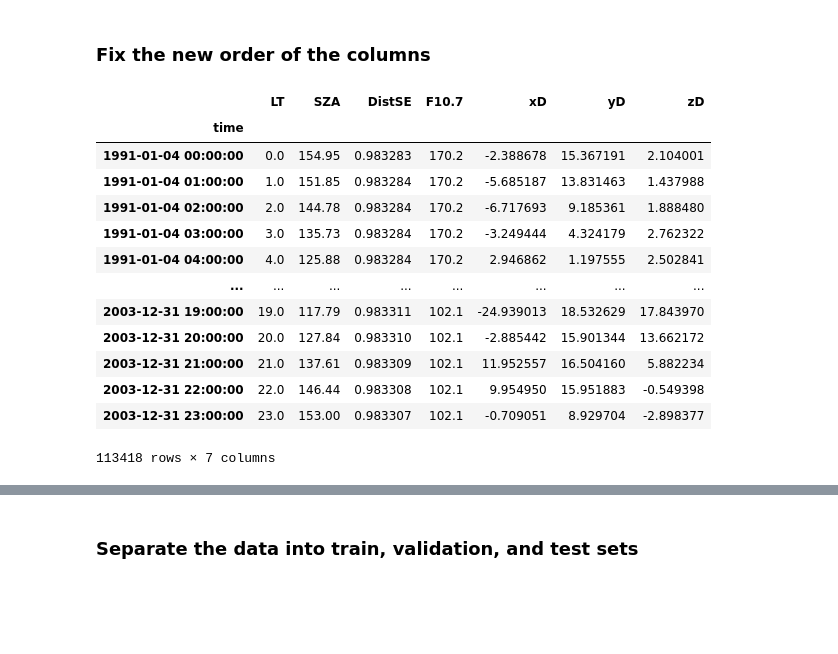
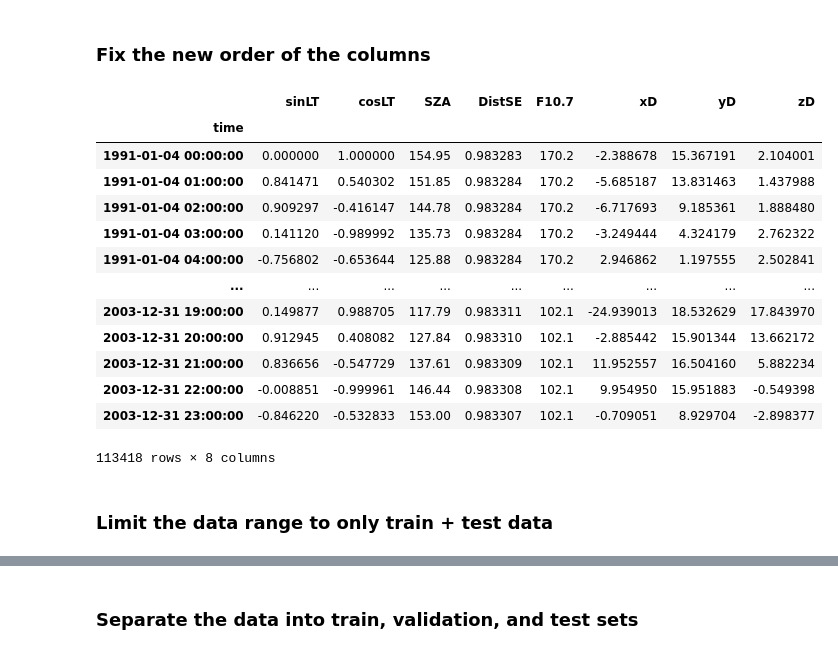
Before and after one commit to rungk-om/DailyGeomBaseline-LSTM-NN, a Jupyter notebook: DailyQuietVariation_LSTM_Initial.ipynb, the cells around one changed output, grey strips where cells are left out. Drawn from its saved outputs; the diff is of its cells as text; code cells hidden in the pictures; blank space fills up the shorter version.

```diff
--- a/DailyQuietVariation_LSTM_Initial.ipynb
+++ b/DailyQuietVariation_LSTM_Initial.ipynb
@@ -204,5 +204,9 @@ df = df.set_index(['time'])
 df = df.dropna()
 df = df[t1:t2]
 
+## create sin(LT) and cos(LT ##
+df['sinLT'] = pd.DataFrame(np.sin(df['LT']))
+df['cosLT'] = pd.DataFrame(np.cos(df['LT']))
+
 df
 # %% [output]
@@ -283,21 +272,23 @@ df
 # %% [markdown]
 ### Fix the new order of the columns
 # %%
-new_column_order = ['LT','SZA','DistSE','F10.7','xD','yD','zD']
+new_column_order = ['sinLT','cosLT','SZA','DistSE','F10.7','xD','yD','zD']
 df = df[new_column_order]
 df
 # %% [output]
-|  | LT | SZA | DistSE | F10.7 | xD | yD | zD |
-| time |  |  |  |  |  |  |  |
-| 1991-01-04 00:00:00 | 0.0 | 154.95 | 0.983283 | 170.2 | -2.388678 | 15.367191 | 2.104001 |
-| 1991-01-04 01:00:00 | 1.0 | 151.85 | 0.983284 | 170.2 | -5.685187 | 13.831463 | 1.437988 |
-| 1991-01-04 02:00:00 | 2.0 | 144.78 | 0.983284 | 170.2 | -6.717693 | 9.185361 | 1.888480 |
-| 1991-01-04 03:00:00 | 3.0 | 135.73 | 0.983284 | 170.2 | -3.249444 | 4.324179 | 2.762322 |
-| 1991-01-04 04:00:00 | 4.0 | 125.88 | 0.983284 | 170.2 | 2.946862 | 1.197555 | 2.502841 |
-| ... | ... | ... | ... | ... | ... | ... | ... |
-| 2003-12-31 19:00:00 | 19.0 | 117.79 | 0.983311 | 102.1 | -24.939013 | 18.532629 | 17.843970 |
-| 2003-12-31 20:00:00 | 20.0 | 127.84 | 0.983310 | 102.1 | -2.885442 | 15.901344 | 13.662172 |
-| 2003-12-31 21:00:00 | 21.0 | 137.61 | 0.983309 | 102.1 | 11.952557 | 16.504160 | 5.882234 |
-| 2003-12-31 22:00:00 | 22.0 | 146.44 | 0.983308 | 102.1 | 9.954950 | 15.951883 | -0.549398 |
-| 2003-12-31 23:00:00 | 23.0 | 153.00 | 0.983307 | 102.1 | -0.709051 | 8.929704 | -2.898377 |
+|  | sinLT | cosLT | SZA | DistSE | F10.7 | xD | yD | zD |
+| time |  |  |  |  |  |  |  |  |
+| 1991-01-04 00:00:00 | 0.000000 | 1.000000 | 154.95 | 0.983283 | 170.2 | -2.388678 | 15.367191 | 2.104001 |
+| 1991-01-04 01:00:00 | 0.841471 | 0.540302 | 151.85 | 0.983284 | 170.2 | -5.685187 | 13.831463 | 1.437988 |
+| 1991-01-04 02:00:00 | 0.909297 | -0.416147 | 144.78 | 0.983284 | 170.2 | -6.717693 | 9.185361 | 1.888480 |
+| 1991-01-04 03:00:00 | 0.141120 | -0.989992 | 135.73 | 0.983284 | 170.2 | -3.249444 | 4.324179 | 2.762322 |
+| 1991-01-04 04:00:00 | -0.756802 | -0.653644 | 125.88 | 0.983284 | 170.2 | 2.946862 | 1.197555 | 2.502841 |
+| ... | ... | ... | ... | ... | ... | ... | ... | ... |
+| 2003-12-31 19:00:00 | 0.149877 | 0.988705 | 117.79 | 0.983311 | 102.1 | -24.939013 | 18.532629 | 17.843970 |
+| 2003-12-31 20:00:00 | 0.912945 | 0.408082 | 127.84 | 0.983310 | 102.1 | -2.885442 | 15.901344 | 13.662172 |
+| 2003-12-31 21:00:00 | 0.836656 | -0.547729 | 137.61 | 0.983309 | 102.1 | 11.952557 | 16.504160 | 5.882234 |
+| 2003-12-31 22:00:00 | -0.008851 | -0.999961 | 146.44 | 0.983308 | 102.1 | 9.954950 | 15.951883 | -0.549398 |
+| 2003-12-31 23:00:00 | -0.846220 | -0.532833 | 153.00 | 0.983307 | 102.1 | -0.709051 | 8.929704 | -2.898377 |
-113418 rows × 7 columns
+113418 rows × 8 columns
+# %% [markdown]
+### Limit the data range to only train + test data
```
Also changed, not shown: parts of 33 cells of this notebook, 2 other files.
